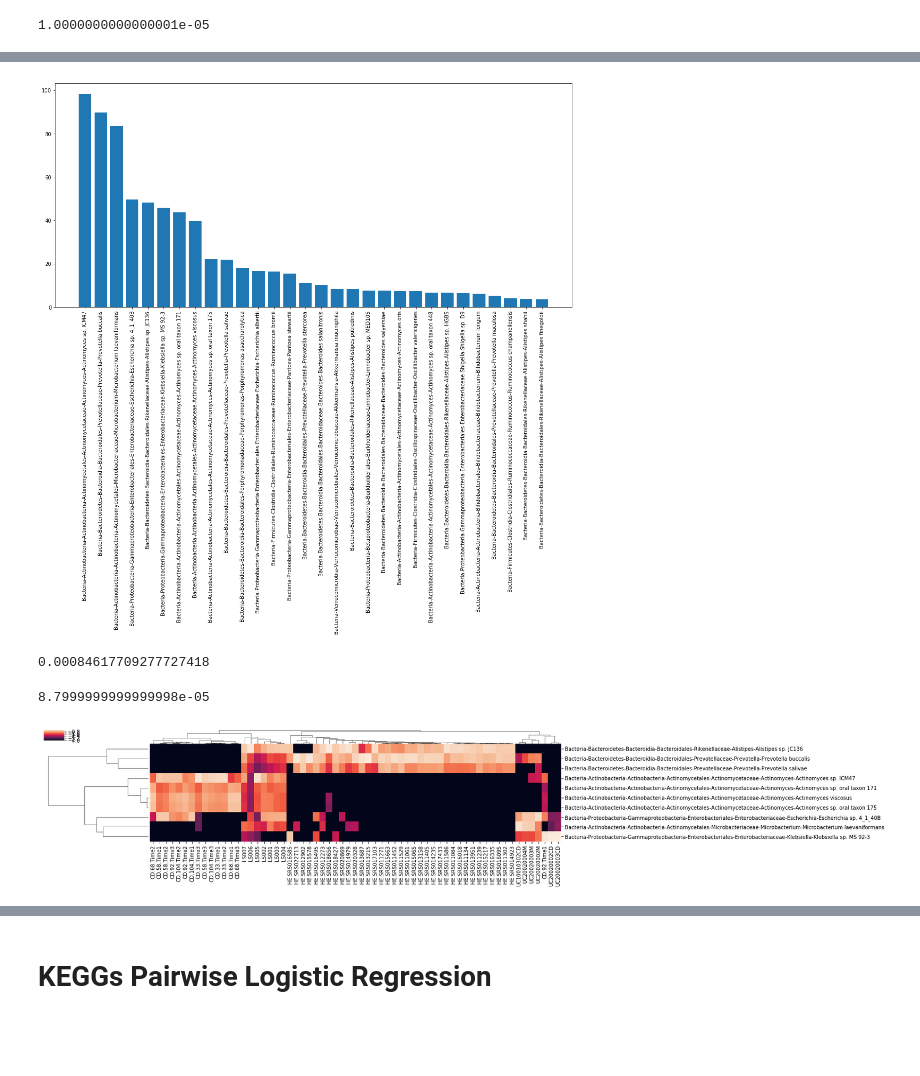
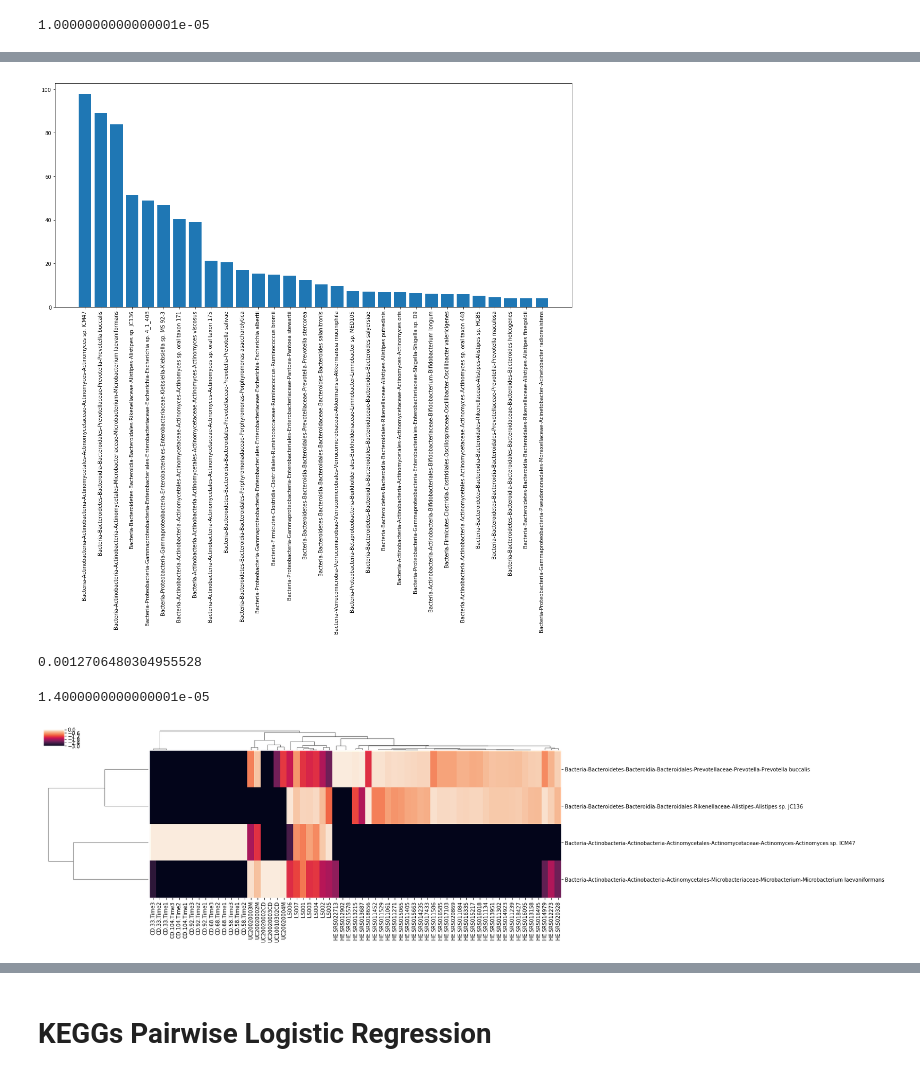
Before and after one commit to myazdani/KEGGs-15-12-2017, a Jupyter notebook: scripts/ratio-analysis/2018-07-26_comparing-species-and-keggs-ratio-plots.ipynb, the cells around one changed output, grey strips where cells are left out. Saved outputs shown, nothing was run; the diff lists cells and outputs as text; code cells hidden in the pictures; blank space fills up the shorter version.

```diff
--- a/scripts/ratio-analysis/2018-07-26_comparing-species-and-keggs-ratio-plots.ipynb
+++ b/scripts/ratio-analysis/2018-07-26_comparing-species-and-keggs-ratio-plots.ipynb
@@ -352,9 +352,10 @@ X_species = df_species.iloc[:,9:].values.T
 
 y_species = np.zeros(X_species.shape[0]) # 0 is healthy
 
-y_species[np.where(df_species.iloc[:, 9:].columns.str.contains("LS"))[0]] = 1 # 1 is LS
-y_species[np.where(df_species.iloc[:, 9:].columns.str.contains("CD"))[0]] = 2 # 2 is CD
-y_species[np.where(df_species.iloc[:, 9:].columns.str.contains("UC"))[0]] = 3 # 3 is UC
+clean_cohort_id = np.array([c[:2] for c in df_species.iloc[:, 9:].columns])
+y_species[np.where(clean_cohort_id == "LS")[0]] = 1 # 1 is LS
+y_species[np.where(clean_cohort_id == "CD")[0]] = 2 # 2 is CD
+y_species[np.where(clean_cohort_id == "UC")[0]] = 3 # 3 is UC
 # %%
 X_species[X_species>0].min()
 # %% [output]
@@ -398,9 +399,9 @@ specie_names = [specie_name for specie_name, _ in important_specie_probabilities
 plt.bar(np.arange(len(probs[:30])), probs[:30])
 plt.xticks(np.arange(len(probs[:30])), specie_names[:30], rotation=90);
 # %% [output]
-[figure, old version]
+[figure, new version]
 # %%
-important_species = [specie for specie, count in Counter(collection_of_species_list).most_common() if count >= 200]
+important_species = [specie for specie, count in Counter(collection_of_species_list).most_common() if count >= 500]
 
 df_subset = df_species.iloc[np.array(important_species),:]
 
@@ -411,16 +412,16 @@ df_subset_normalized.iloc[:,9:] = df_subset_normalized.iloc[:,9:]/(total_abund)
 
 np.min(df_subset_normalized.iloc[:,9:].values[df_subset_normalized.iloc[:,9:].values>0])
 # %% [output]
-0.00084617709277727418
+0.0012706480304955528
 # %%
 total_abund[total_abund>0].min()
 # %% [output]
-8.7999999999999998e-05
+1.4000000000000001e-05
 # %%
-sns.clustermap(np.log10(1e-4+df_subset_normalized.iloc[:,9:]),
-               figsize=(18, 4));
+sns.clustermap(np.log10(1e-3+df_subset_normalized.iloc[:,9:]),
+               figsize=(18, 6));
 # %% [output]
-[figure, old version]
+[figure, new version]
 # %%
 median_ratios = RatioComputer(df_subjects = df_species.iloc[:,9:], laplace_scale=1e-6)
 cohort_cond_number = median_ratios.median_ratios_cond_number(laplace_scale_numerator=True, normalize=True)
```
Also changed, not shown: parts of 2 cells of this notebook, 1 other file.
